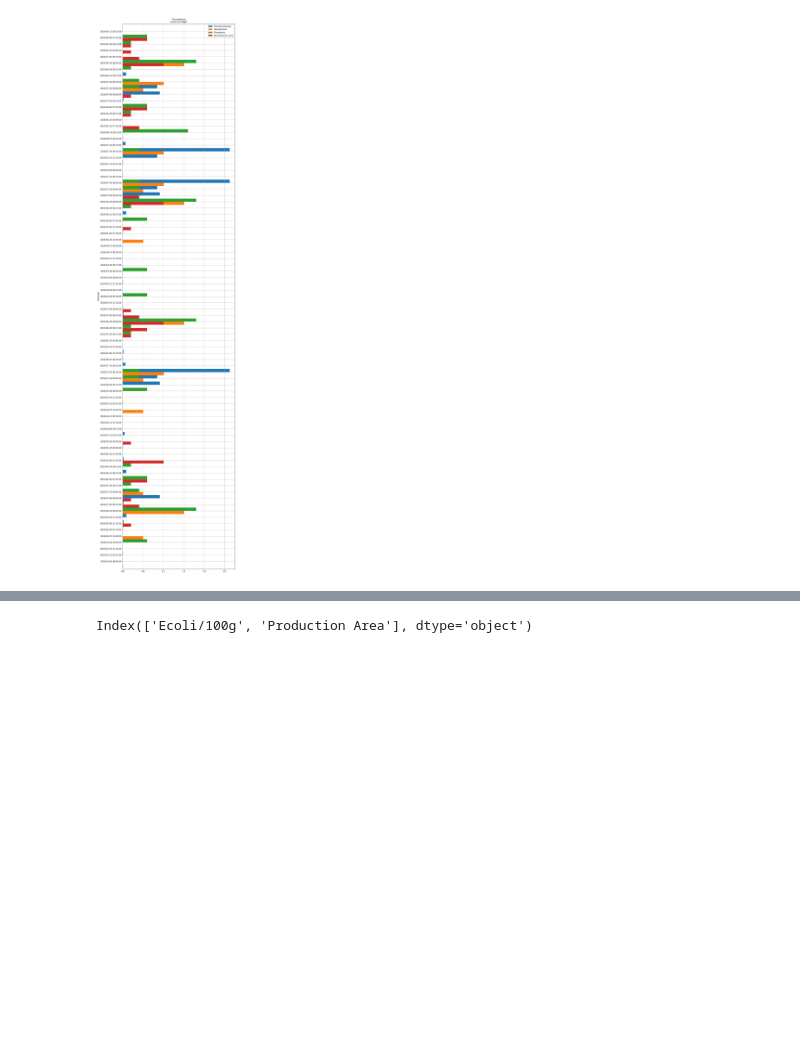
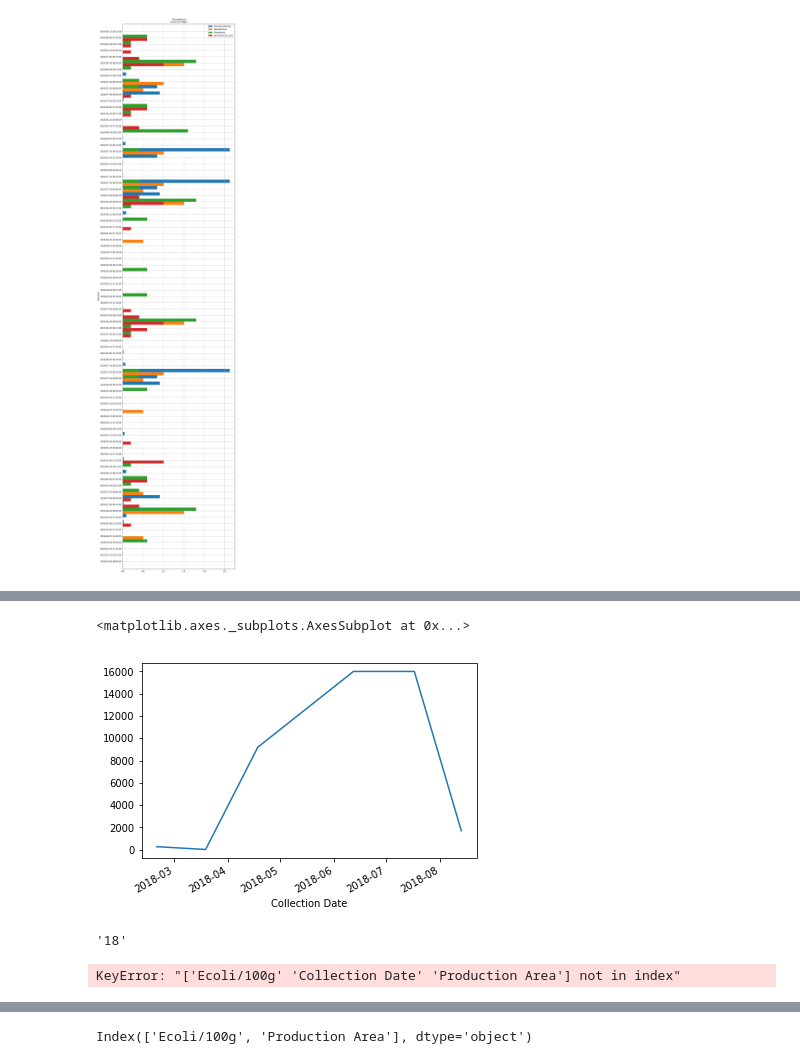
Before and after one commit to douglasmacdonald/python, a Jupyter notebook: notebooks/water_quality.ipynb, the cells around one changed output, grey strips where cells are left out. Cells and saved outputs as stored; diff of their text form; code cells hidden in the pictures; blank space fills up the shorter version.

Commit message:
Working on e-coli files

```diff
--- a/notebooks/water_quality.ipynb
+++ b/notebooks/water_quality.ipynb
@@ -288,0 +312,33 @@ plot_pyhtoplankton_trig(pyhtoplankton_ct, header_pyhtoplanktons_trig)
+# %%
+
+
+def get_header(filepath):
+
+    return pd.read_excel(filepath, sheet_name='Report').columns.values
+
+def read_e_coli(file_dir, file_name):
+    file_path = os.path.join(file_dir, file_name)
+
+    if file_name == 'Shellfish_-_E._coli_-_Weekly_Result_Report_-_2018_-_May_25_.xls':
+        dat_df = pd.read_excel(file_path, sheet_name='Report', skiprows=[0])
+    else:
+        dat_df = pd.read_excel(file_path, sheet_name='Report')
+
+    dat_df = dat_df[['Ecoli/100g', 'Collection Date', 'Production Area']]
+    dat_df['Collection Date'] = pd.to_datetime(dat_df['Collection Date'])
+    dat_df = dat_df.set_index('Collection Date')
+    dat_df['Ecoli/100g'] = dat_df['Ecoli/100g'].astype(str).str.strip('<').str.strip('>').astype('float')
+
+    return dat_df
+
+def read_e_coli_as_df():
+    e_coli_list = []
+    for f in filenames_shellfish_e_coli:
+        df = read_e_coli(file_dir=data_dir_path, file_name=f)
+        e_coli_list.append(df)
+    return pd.concat(e_coli_list)
+
+def e_coli_select_area(e_coli):
+    return e_coli[e_coli['Production Area'] == 'Loch na Cille']
+
+e_coli_ct = e_coli_select_area(read_e_coli_as_df())
@@ -288,0 +356,5 @@ plot_pyhtoplankton_trig(pyhtoplankton_ct, header_pyhtoplanktons_trig)
+# %%
+e_coli_ct['Ecoli/100g'].plot()
+# %% [output]
+<matplotlib.axes._subplots.AxesSubplot at 0x...>
+[figure, added]
@@ -289,8 +367,12 @@ plot_pyhtoplankton_trig(pyhtoplankton_ct, header_pyhtoplanktons_trig)
+# %%
+n_str.strip('<')
+# %% [output]
+'18'
 # %%
-def read_e_coli_():
+def read_e_coli_select_():
 
     e_coli_list = []
-    for f in filenames_shellfish_e_coli[0:10]:
+    for f in filenames_shellfish_e_coli:
         df = pd.read_excel(os.path.join(data_dir_path, f), sheet='Report')
         df = df[['Ecoli/100g', 'Collection Date', 'Production Area']]
         e_coli_list.append(df)
@@ -309,3 +391,5 @@ def e_coli_select_area(e_coli):
     return e_coli[e_coli['Production Area'] == 'Loch na Cille']
 
 e_coli_ct = e_coli_select_area(e_coli)
+# %% [output]
+KeyError: "['Ecoli/100g' 'Collection Date' 'Production Area'] not in index"
```
Also changed, not shown: parts of 11 cells of this notebook.
